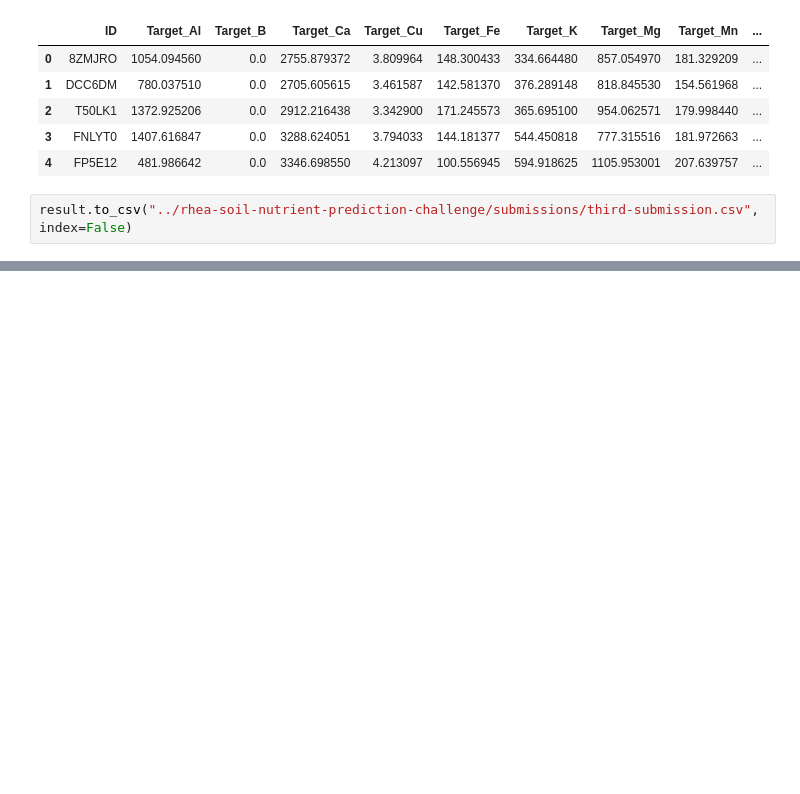
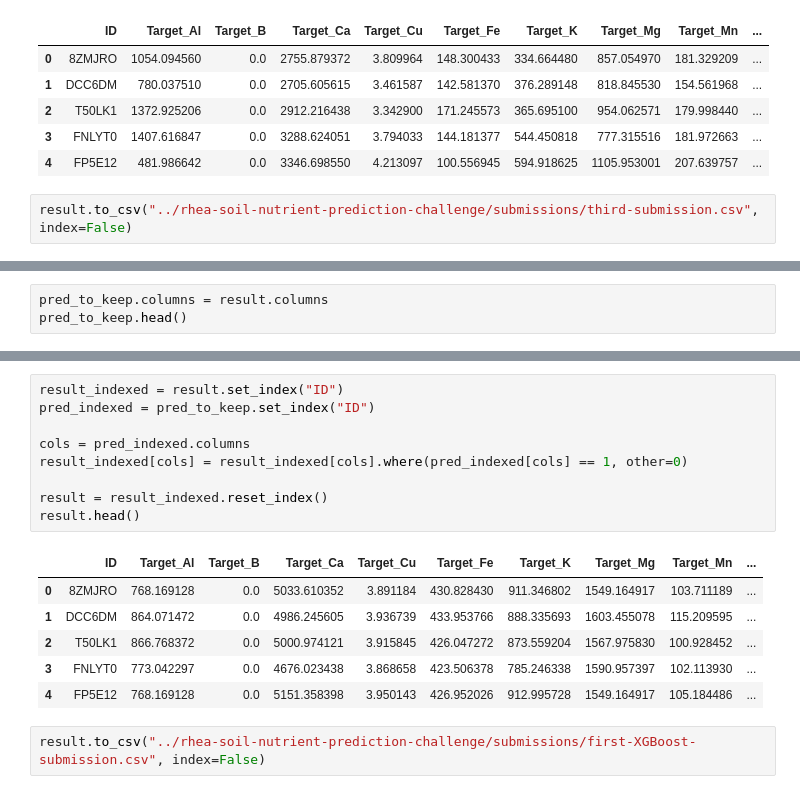
Before and after one commit to lucknera/projekt_interdyscyplinarny, a Jupyter notebook: models/olek-model.ipynb, the cells around one changed output, grey strips where cells are left out. Cells and saved outputs as stored; diff of their text form; blank space fills up the shorter version.

```diff
--- a/models/olek-model.ipynb
+++ b/models/olek-model.ipynb
@@ -571,0 +647,3 @@ result.to_csv("../rhea-soil-nutrient-prediction-challenge/submissions/third-subm
+# %%
+pred_to_keep.columns = result.columns
+pred_to_keep.head()
@@ -571,0 +657,18 @@ result.to_csv("../rhea-soil-nutrient-prediction-challenge/submissions/third-subm
+# %%
+result_indexed = result.set_index("ID")
+pred_indexed = pred_to_keep.set_index("ID")
+
+cols = pred_indexed.columns
+result_indexed[cols] = result_indexed[cols].where(pred_indexed[cols] == 1, other=0)
+
+result = result_indexed.reset_index()
+result.head()
+# %% [output]
+|  | ID | Target_Al | Target_B | Target_Ca | Target_Cu | Target_Fe | Target_K | Target_Mg | Target_Mn | ... |
+| 0 | 8ZMJRO | 768.169128 | 0.0 | 5033.610352 | 3.891184 | 430.828430 | 911.346802 | 1549.164917 | 103.711189 | ... |
+| 1 | DCC6DM | 864.071472 | 0.0 | 4986.245605 | 3.936739 | 433.953766 | 888.335693 | 1603.455078 | 115.209595 | ... |
+| 2 | T50LK1 | 866.768372 | 0.0 | 5000.974121 | 3.915845 | 426.047272 | 873.559204 | 1567.975830 | 100.928452 | ... |
+| 3 | FNLYT0 | 773.042297 | 0.0 | 4676.023438 | 3.868658 | 423.506378 | 785.246338 | 1590.957397 | 102.113930 | ... |
+| 4 | FP5E12 | 768.169128 | 0.0 | 5151.358398 | 3.950143 | 426.952026 | 912.995728 | 1549.164917 | 105.184486 | ... |
+# %%
+result.to_csv("../rhea-soil-nutrient-prediction-challenge/submissions/first-XGBoost-submission.csv", index=False)
```
Also changed, not shown: parts of 14 cells of this notebook, 1 other file.
